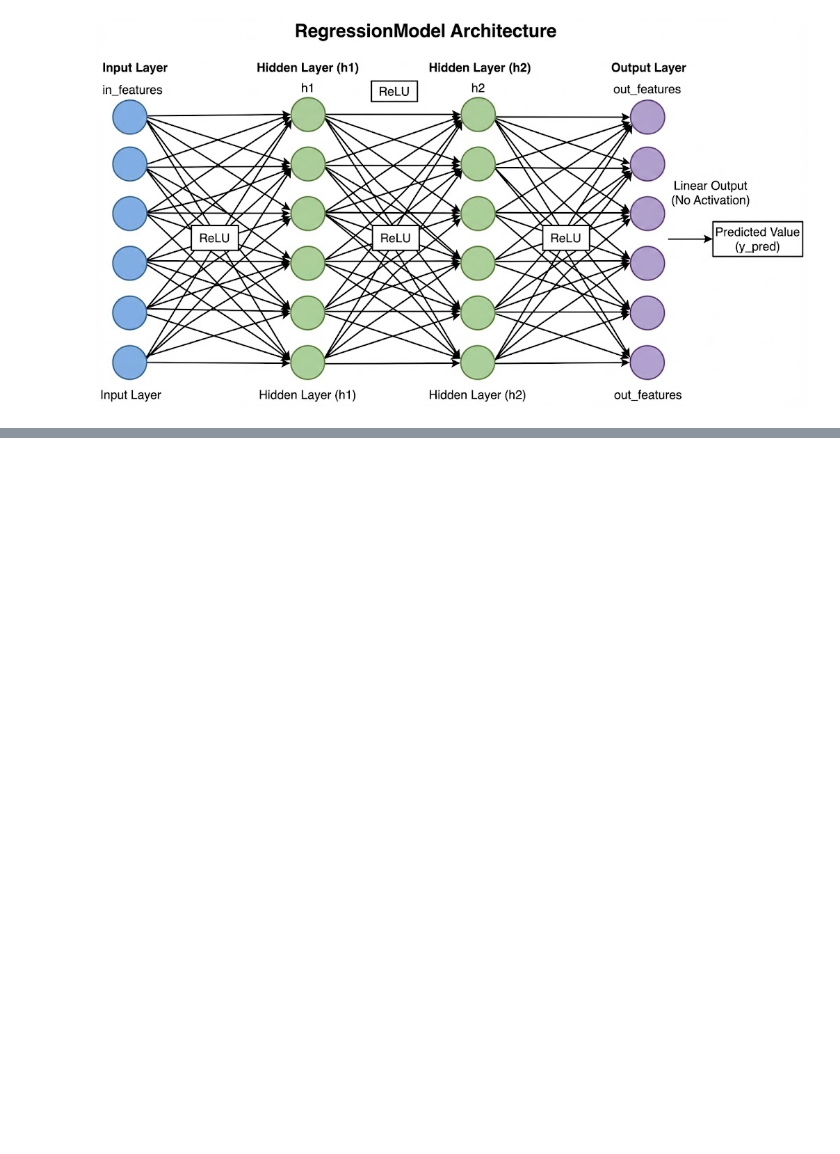
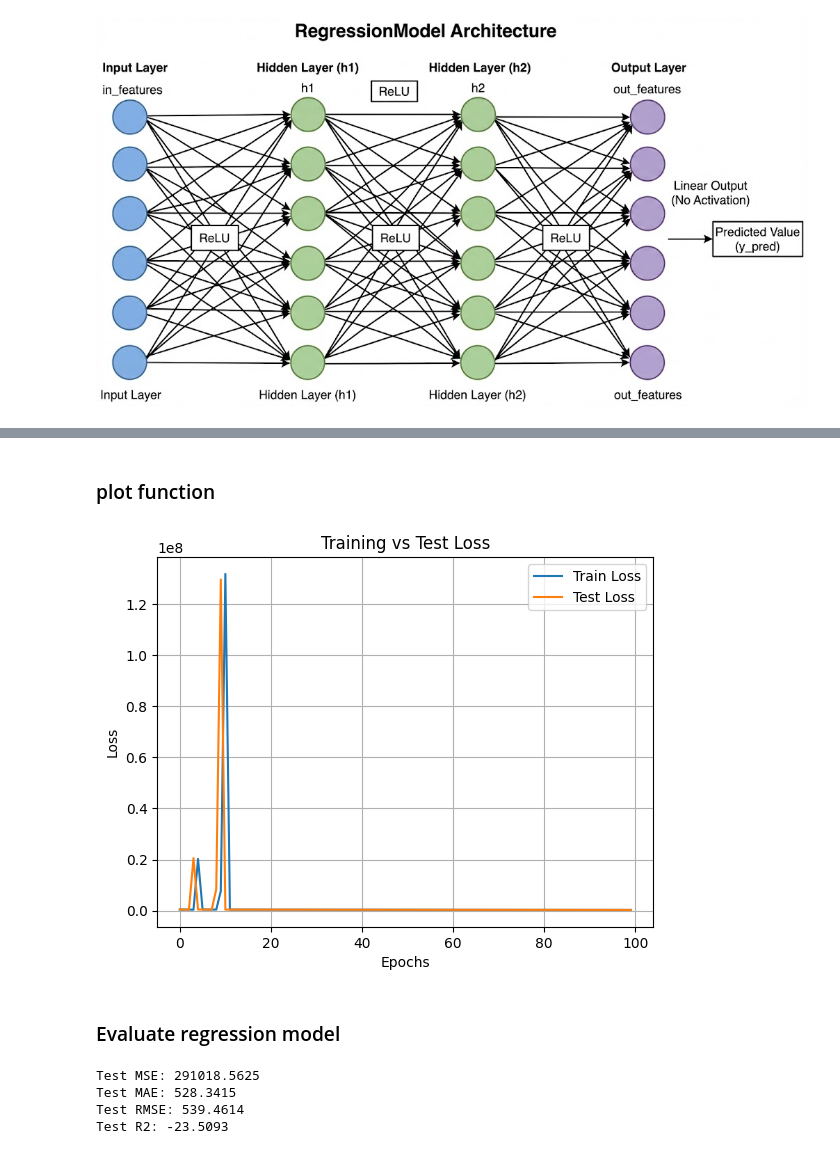
Before and after one commit to bvkiran8058/Deep-learning-with-pytorch, a Jupyter notebook: 1.Building Neural networks with pytorch/Nonsequential Models.ipynb, the cells around one changed output, grey strips where cells are left out. Saved outputs shown, nothing was run; the diff lists cells and outputs as text; code cells hidden in the pictures; blank space fills up the shorter version.

Commit message:
Prepared Building Neural networks with pytorch/Nonsequential Models.ipynb

```diff
--- a/1.Building Neural networks with pytorch/Nonsequential Models.ipynb
+++ b/1.Building Neural networks with pytorch/Nonsequential Models.ipynb
@@ -133,2 +85,0 @@ def train_regress_model(model, X_train, y_train, X_test, y_test, optimizer, crit
-# %%
-history_train_loss, history_test_loss = train_regress_model(regress_model, train_features, train_churn_labels, test_features, test_churn_labels, optimizer, criterion, )
@@ -150,0 +118,5 @@ plt.show()
+# %%
+regress_model = RegressionModel(in_features=train_features.shape[-1], h1=12, h2=6, out_features=1)
+optimizer = optim.SGD(params=regress_model.parameters(), lr = 0.001)
+criterion = nn.MSELoss()
+print(regress_model.state_dict())
@@ -150,0 +141,24 @@ plt.show()
+# %%
+history_train_loss, history_test_loss = model_training(regress_model, train_features, train_credit_labels, test_features, test_credit_labels, optimizer, criterion, )
+# %% [markdown]
+### plot function
+# %%
+def plot_loss(train_loss, test_loss):
+    import matplotlib.pyplot as plt
+    plt.plot(train_loss, label='Train Loss')
+    plt.plot(test_loss, label='Test Loss')
+
+    plt.title("Training vs Test Loss")
+    plt.xlabel("Epochs")
+    plt.ylabel("Loss")
+    plt.grid(True)
+
+    plt.legend()
+
+    plt.show()
+# %%
+plot_loss(history_train_loss, history_test_loss)
+# %% [output]
+[figure, added]
+# %% [markdown]
+### Evaluate regression model
@@ -150,0 +185,7 @@ plt.show()
+# %%
+evaluate_regress_model(regress_model, test_features, test_credit_labels)
+# %% [output]
+Test MSE: 291018.5625
+Test MAE: 528.3415
+Test RMSE: 539.4614
+Test R2: -23.5093
```
Also changed, not shown: parts of 52 cells of this notebook.
